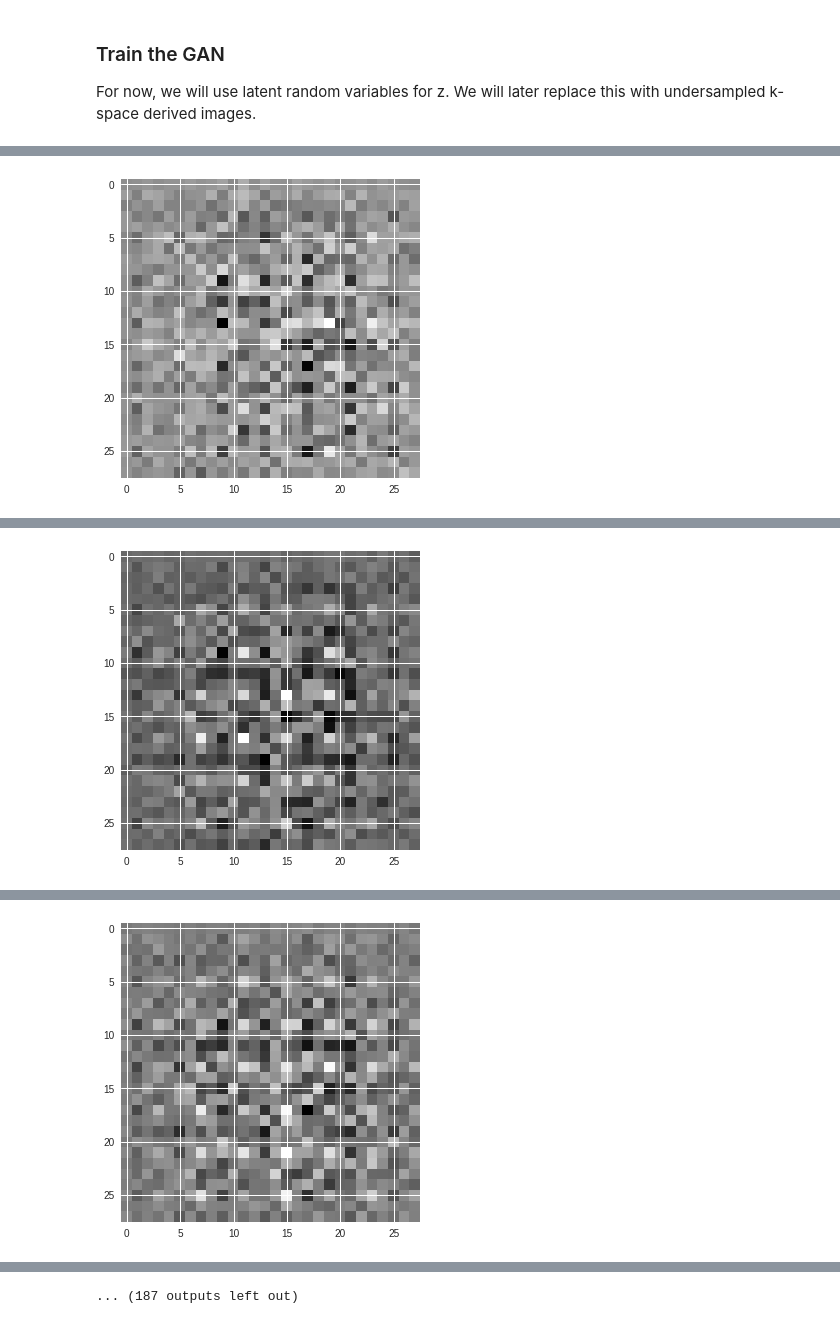
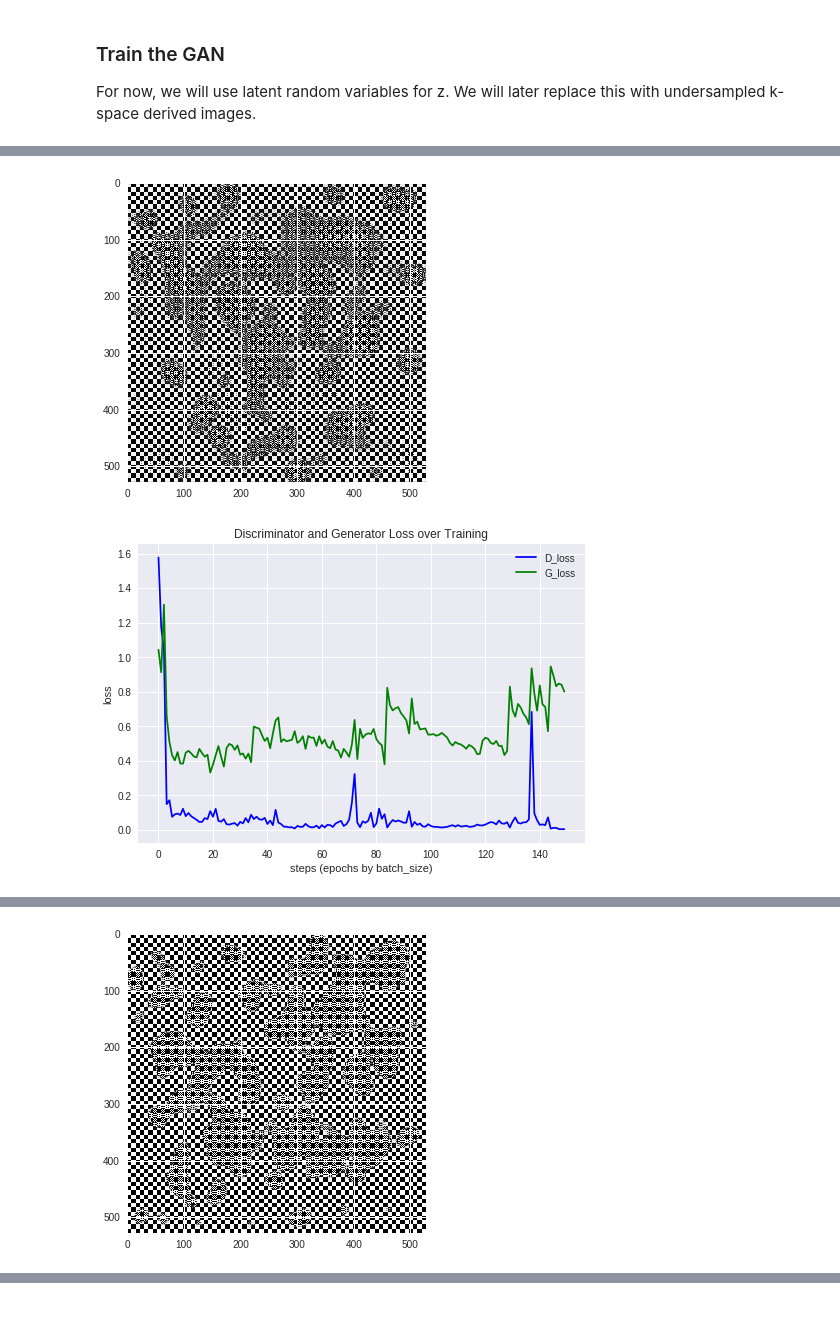
Before and after one commit to sidijju/FastMRI, a Jupyter notebook: FastMRI.ipynb, the cells around one changed output, grey strips where cells are left out. Saved outputs shown, nothing was run; the diff lists cells and outputs as text; code cells hidden in the pictures.

Commit message:
Updated GAN model and added graphs for d_loss and g_loss

```diff
--- a/FastMRI.ipynb
+++ b/FastMRI.ipynb
@@ -247,21 +251,21 @@ def generator(z, out_channel_dim, is_train=True):
     alpha = 0.2
 
     with tf.variable_scope('generator', reuse=False if is_train==True else True):
-        inputs = tf.layers.dense(z, 2*2*512)
+        inputs = tf.layers.dense(z, 64*64*512)
 
-        deconv2 = tf.reshape(inputs, (-1, 2, 2, 512))
+        deconv2 = tf.reshape(inputs, (-1, 64, 64, 512))
         batch_norm2 = tf.layers.batch_normalization(deconv2, training=is_train)
         lrelu2 = tf.maximum(alpha * batch_norm2, batch_norm2)
 
-        deconv3 = tf.layers.conv2d_transpose(lrelu2, 256, 5, 2, padding='VALID')
+        deconv3 = tf.layers.conv2d_transpose(lrelu2, 256, 6, 2, padding='VALID')
         batch_norm3 = tf.layers.batch_normalization(deconv3, training=is_train)
         lrelu3 = tf.maximum(alpha * batch_norm3, batch_norm3)
 
-        deconv4 = tf.layers.conv2d_transpose(lrelu3, 128, 5, 2, padding='SAME')
+        deconv4 = tf.layers.conv2d_transpose(lrelu3, 128, 6, 2, padding='SAME')
         batch_norm4 = tf.layers.batch_normalization(deconv4, training=is_train)
         lrelu4 = tf.maximum(alpha * batch_norm4, batch_norm4)
 
-        logits = tf.layers.conv2d_transpose(lrelu4, out_channel_dim, 5, 2, padding='SAME')
+        logits = tf.layers.conv2d_transpose(lrelu4, out_channel_dim, 6, 2, padding='SAME')
 
         out = tf.tanh(logits)
 
@@ -284,10 +288,10 @@ def model_loss(input_real, input_z, out_channel_dim):
 
     D_loss_real = tf.reduce_mean(
         tf.nn.sigmoid_cross_entropy_with_logits(logits=D_logits_real,
-                                                labels=tf.ones_like(D_real) * label_smoothing))
+                                                labels=tf.zeros_like(D_real) * label_smoothing))
     D_loss_gen = tf.reduce_mean(
         tf.nn.sigmoid_cross_entropy_with_logits(logits=D_logits_gen,
-                                                labels=tf.zeros_like(D_gen)))
+                                                labels=tf.ones_like(D_gen)))
 
     D_loss = D_loss_real + D_loss_gen
 
@@ -325,13 +329,13 @@ def show_generator_output(sess, n_images, input_z, out_channel_dim):
     samples = sess.run(
         generator(input_z, out_channel_dim, False),
         feed_dict={input_z: ex_z})
+    #
+    #for sample in samples:
+    #  plt.figure()
+    #  plt.imshow(sample[:, :, 0])
+    #  plt.show()
 
-    for sample in samples:
-      plt.figure()
-      plt.imshow(sample[:, :, 0])
-      plt.show()
-
-    return sample[:, :, 0]
+    return samples[0][:, :, 0]
 # %% [markdown]
 ### Train the GAN
 
@@ -394,11 +419,20 @@ def train(epoch_count, batch_size, z_dim, learning_rate, beta1, get_batches, dat
 # %%
-batch_size = 16
-z_dim = 100
-learning_rate = 0.0002
+batch_size = 2
+z_dim = 200
+learning_rate = 0.001
 beta1 = 0.5
-epochs = 1000m
+epochs = 2000
 shape = getInfo(T1_DCM)[1]
 
 with tf.Graph().as_default():
-    train(epochs, batch_size, z_dim, learning_rate, beta1, get_batches, shape)
+    g_loss, d_loss, gen_im = train(epochs, batch_size, z_dim, learning_rate, beta1, get_batches, shape)
+    x = np.arange(len(g_loss))
+    plt.figure()
+    plt.xlabel("steps (epochs by batch_size)")
+    plt.ylabel("loss")
+    plt.title("Discriminator and Generator Loss over Training")
+    plt.plot(x, d_loss, color='blue', label = "D_loss")
+    plt.plot(x, g_loss, color='green', label = "G_loss")
+    plt.legend(loc = "best")
+    plt.show()
 # %% [output]
@@ -406 +440,2 @@ Epoch 5/1000... Discriminator Loss: 2.2503... Generator Loss: 0.3961
-[figure, old version]
+[figure, new version]
+[figure, new version]
@@ -408 +443 @@ Epoch 10/1000... Discriminator Loss: 1.5923... Generator Loss: 0.5531
-[figure, old version]
+[figure, new version]
@@ -410 +445,0 @@ Epoch 15/1000... Discriminator Loss: 1.2430... Generator Loss: 0.7012
-[figure, old version]
@@ -417 +451,0 @@ Epoch 30/1000... Discriminator Loss: 0.8915... Generator Loss: 1.0394
-... (187 outputs left out)
```
Also changed, not shown: parts of 6 cells of this notebook.
